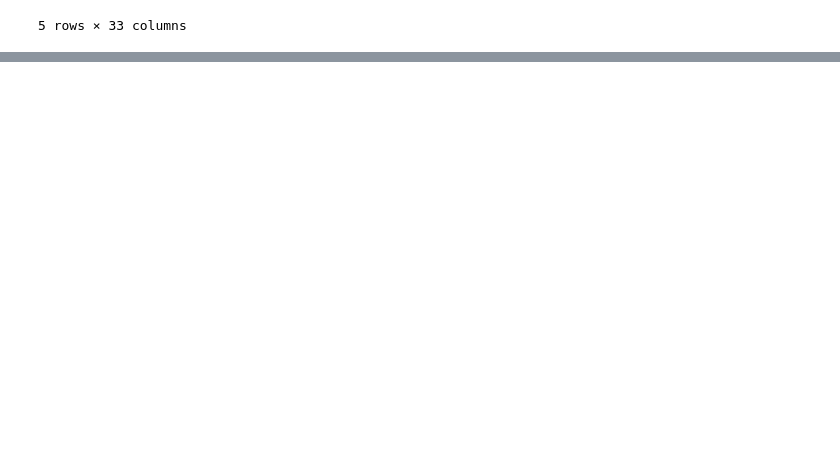
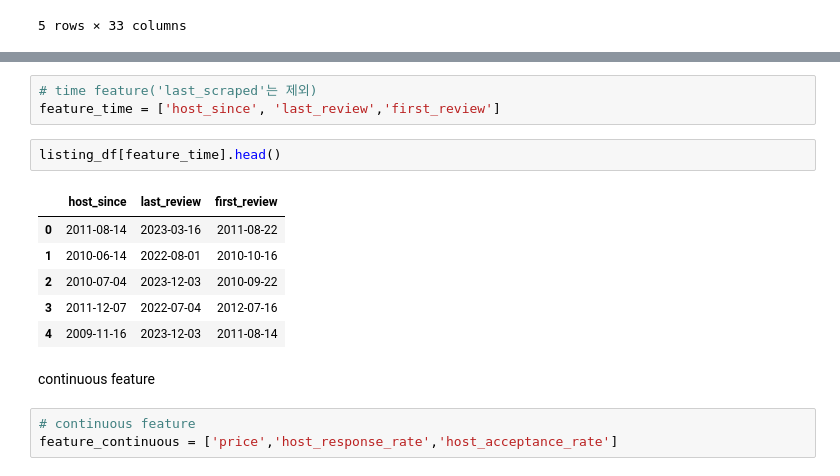
Before and after one commit to HongSeongMo/Airbnb, a Jupyter notebook: learning_plus_training1.ipynb, the cells around one changed output, grey strips where cells are left out. Saved outputs shown, nothing was run; the diff lists cells and outputs as text; blank space fills up the shorter version.

```diff
--- a/learning_plus_training1.ipynb
+++ b/learning_plus_training1.ipynb
@@ -654,0 +763,17 @@ listing_df[feature_string].head()
+# %%
+# time feature('last_scraped'는 제외)
+feature_time = ['host_since', 'last_review','first_review']
+# %%
+listing_df[feature_time].head()
+# %% [output]
+|  | host_since | last_review | first_review |
+| 0 | 2011-08-14 | 2023-03-16 | 2011-08-22 |
+| 1 | 2010-06-14 | 2022-08-01 | 2010-10-16 |
+| 2 | 2010-07-04 | 2023-12-03 | 2010-09-22 |
+| 3 | 2011-12-07 | 2022-07-04 | 2012-07-16 |
+| 4 | 2009-11-16 | 2023-12-03 | 2011-08-14 |
+# %% [markdown]
+continuous feature
+# %%
+# continuous feature
+feature_continuous = ['price','host_response_rate','host_acceptance_rate']
```
Also changed, not shown: parts of 16 cells of this notebook.
